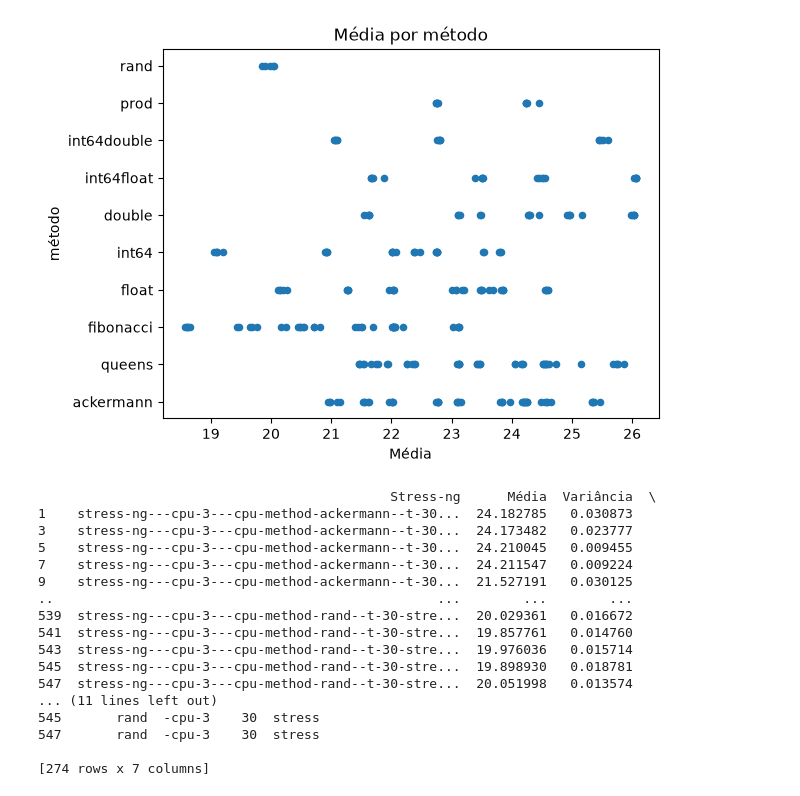
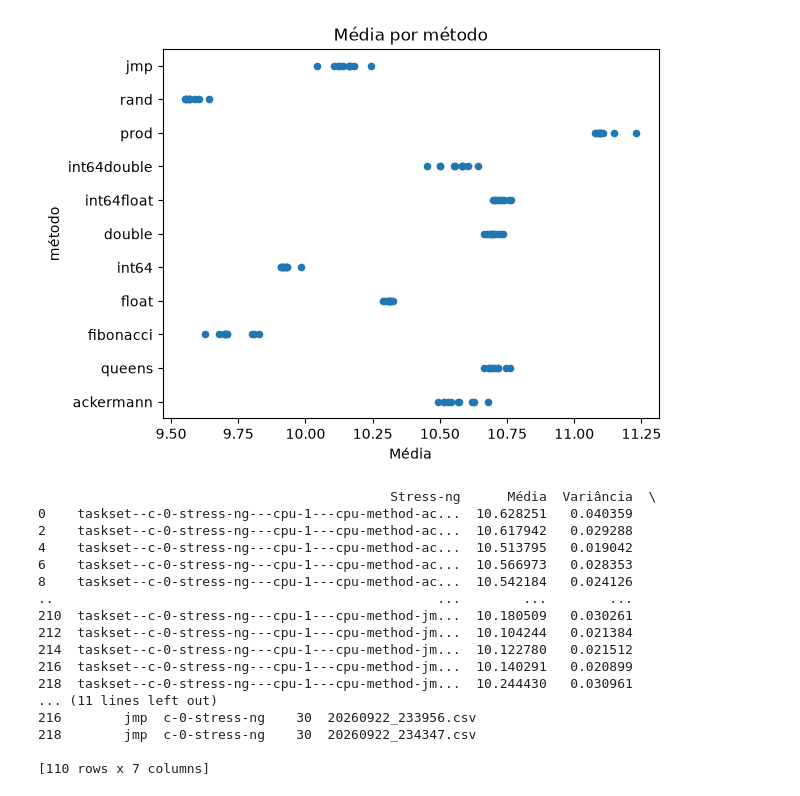
Before and after one commit to luizpcsilva/LECOS, a Jupyter notebook: dados/filtro.ipynb, the cells around one changed output. Saved outputs shown, nothing was run; the diff lists cells and outputs as text; code cells hidden in the pictures.

Commit message:
adiciona calculo adas medias agregadas

```diff
--- a/dados/filtro.ipynb
+++ b/dados/filtro.ipynb
@@ -3,9 +3,10 @@ import pandas as pd
 import numpy as np
 import matplotlib.pyplot as plt
 
-#cons = pd.read_csv("log_medicao_sequencial.csv")
-#cons = pd.read_csv("log_residual_com_frequency_demand.csv")
-cons = pd.read_csv("log_medicao_paralela.csv")
+
+cons = pd.read_csv("log_residual_com_frequency_demand.csv",
+                   names=["Stress-ng", "Média", "Variância"])
+#ons = pd.read_csv("log_medicao_paralela.csv", names=["Stress-ng", "Média", "Variância"])
 
 '''cons = cons.rename(columns={
     "stress-ng---cpu-6---cpu-method-queens--t-30-20260924_121141.csv": "Stress-ng",
@@ -19,55 +20,49 @@ cons = pd.read_csv("log_medicao_paralela.csv")
 #cons = cons[~cons.astype(str).apply(lambda linha : linha.str.contains("n"),any(), axis=1)]
 
 filtrado = cons.copy()
 
-colunas = filtrado.columns.tolist()
-
-colunas[0] = "Stress-ng"
-colunas[1] = "Média"
-colunas[2] = "Variância"
-
-filtrado.columns = colunas
 filtrado = filtrado.dropna(subset=["Variância"])
 
 filtrado['método'] = filtrado['Stress-ng'].str.extract(r'-method-([^-]+)')
 
 filtrado['cpu'] = filtrado["Stress-ng"].str.split('--').str[1]
 
 filtrado['tempo'] = filtrado['Stress-ng'].str.extract(r't-([^-]+)')
 #tempo = filtrado["Stress-ng"].str.split('--').str[3]
 #filtrado['tempo'] = tempo.str.split('-').str[1]
 
 filtrado['data'] = filtrado['Stress-ng'].str.extract(r't-30-([^-]+)')
 #data = filtrado["Stress-ng"].str.split('-').str[14]
 #filtrado["data"] = data.str.split('_').str[0]
 
 grupo = filtrado.groupby("método")["Média"]
 #variância = grupo.var()
 
 
 repres = filtrado.plot(x="Média", y="método", kind="scatter", title="Média por método")
 
 
 
 plt.show()
 print(filtrado)
+filtrado.to_csv("media_residual_ondemand.csv")
 #print(variância)
 # %% [output]
-[figure, old version]
+[figure, new version]
                                              Stress-ng      Média  Variância  \
-1    stress-ng---cpu-3---cpu-method-ackermann--t-30...  24.182785   0.030873
-3    stress-ng---cpu-3---cpu-method-ackermann--t-30...  24.173482   0.023777
-5    stress-ng---cpu-3---cpu-method-ackermann--t-30...  24.210045   0.009455
-7    stress-ng---cpu-3---cpu-method-ackermann--t-30...  24.211547   0.009224
-9    stress-ng---cpu-3---cpu-method-ackermann--t-30...  21.527191   0.030125
+0    taskset--c-0-stress-ng---cpu-1---cpu-method-ac...  10.628251   0.040359
+2    taskset--c-0-stress-ng---cpu-1---cpu-method-ac...  10.617942   0.029288
+4    taskset--c-0-stress-ng---cpu-1---cpu-method-ac...  10.513795   0.019042
+6    taskset--c-0-stress-ng---cpu-1---cpu-method-ac...  10.566973   0.028353
+8    taskset--c-0-stress-ng---cpu-1---cpu-method-ac...  10.542184   0.024126
 ..                                                 ...        ...        ...
-539  stress-ng---cpu-3---cpu-method-rand--t-30-stre...  20.029361   0.016672
-541  stress-ng---cpu-3---cpu-method-rand--t-30-stre...  19.857761   0.014760
-543  stress-ng---cpu-3---cpu-method-rand--t-30-stre...  19.976036   0.015714
-545  stress-ng---cpu-3---cpu-method-rand--t-30-stre...  19.898930   0.018781
-547  stress-ng---cpu-3---cpu-method-rand--t-30-stre...  20.051998   0.013574
+210  taskset--c-0-stress-ng---cpu-1---cpu-method-jm...  10.180509   0.030261
+212  taskset--c-0-stress-ng---cpu-1---cpu-method-jm...  10.104244   0.021384
+214  taskset--c-0-stress-ng---cpu-1---cpu-method-jm...  10.122780   0.021512
+216  taskset--c-0-stress-ng---cpu-1---cpu-method-jm...  10.140291   0.020899
+218  taskset--c-0-stress-ng---cpu-1---cpu-method-jm...  10.244430   0.030961
 ... (11 lines left out)
-545       rand  -cpu-3    30  stress
-547       rand  -cpu-3    30  stress
+216        jmp  c-0-stress-ng    30  20260922_233956.csv
+218        jmp  c-0-stress-ng    30  20260922_234347.csv
 
-[274 rows x 7 columns]
+[110 rows x 7 columns]
```
Also changed, not shown: parts of 1 cell of this notebook, 1 other file.
